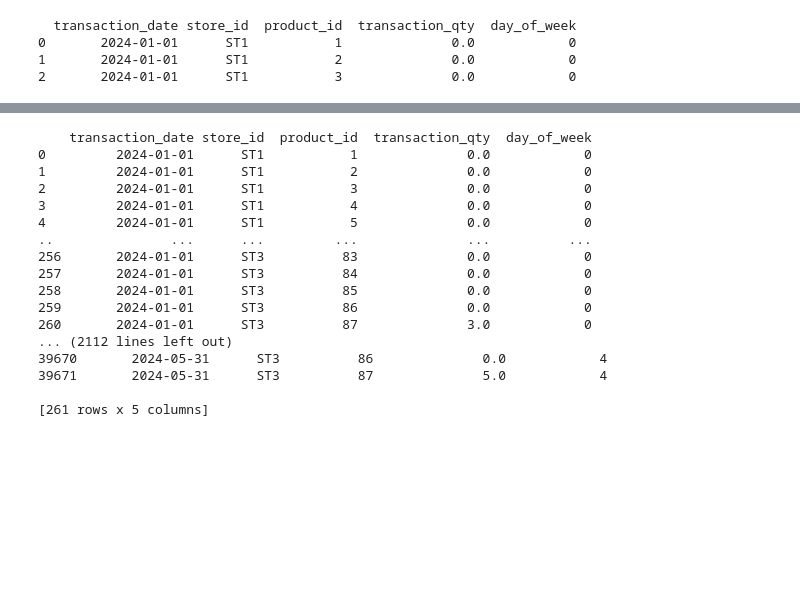
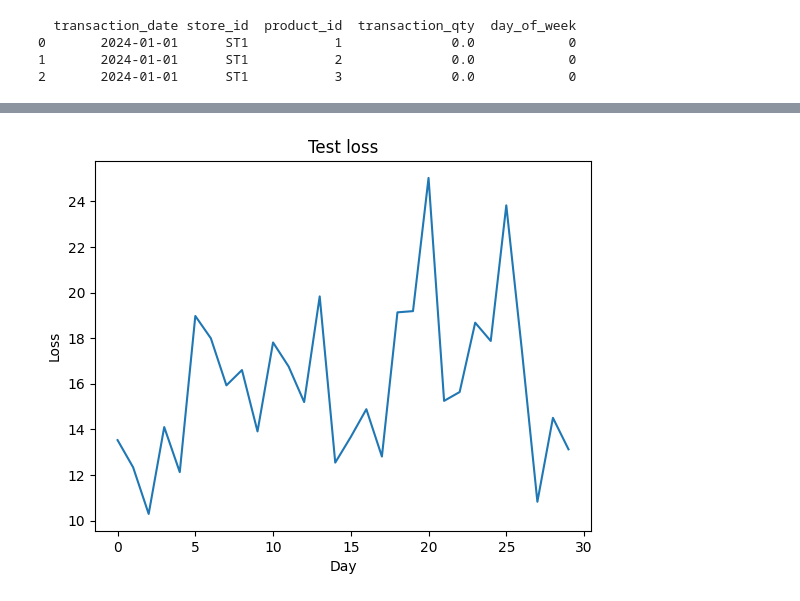
Before and after one commit to Savith-02/predicta-practice-competition, a Jupyter notebook: data-pre-processor.ipynb, the cells around one changed output, grey strips where cells are left out. Saved outputs shown, nothing was run; the diff lists cells and outputs as text; code cells hidden in the pictures; blank space fills up the shorter version.

```diff
--- a/data-pre-processor.ipynb
+++ b/data-pre-processor.ipynb
@@ -95,9 +256,22 @@ unique_dates = quntity_sum_sorted_by_date_complete_df[[
+# %%
+# Calculate the MSE for each prediction
+test_losses = [mean_squared_error(y_true, y_pred)
+               for y_true, y_pred in zip(actuals, predictions)]
+
+# Plot the test losses
+plt.plot(test_losses)
+plt.title('Test loss')
+plt.ylabel('Loss')
+plt.xlabel('Day')
+plt.show()
+# %% [output]
+[figure, added]
 # %%
-for date in unique_dates:
-    records = quntity_sum_sorted_by_date_complete_df[(quntity_sum_sorted_by_date_complete_df['transaction_date'] == date[0])]
+# for date in unique_dates:
+#     records = quntity_sum_sorted_by_date_complete_df[(quntity_sum_sorted_by_date_complete_df['transaction_date'] == date[0])]
 
-    print(records)
-    records.to_csv('record_1.csv', index=False)
+#     print(records)
+#     records.to_csv('record_1.csv', index=False)
     # insert data to model here
     # break
 
@@ -116,21 +290,3 @@ for date in unique_dates:
 
 
     # You can now convert 'records' into a suitable format and feed it into your RNN
-# %% [output]
-    transaction_date store_id  product_id  transaction_qty  day_of_week
-0         2024-01-01      ST1           1              0.0            0
-1         2024-01-01      ST1           2              0.0            0
-2         2024-01-01      ST1           3              0.0            0
-3         2024-01-01      ST1           4              0.0            0
-4         2024-01-01      ST1           5              0.0            0
-..               ...      ...         ...              ...          ...
-256       2024-01-01      ST3          83              0.0            0
-257       2024-01-01      ST3          84              0.0            0
-258       2024-01-01      ST3          85              0.0            0
-259       2024-01-01      ST3          86              0.0            0
-260       2024-01-01      ST3          87              3.0            0
-... (2112 lines left out)
-39670       2024-05-31      ST3          86              0.0            4
-39671       2024-05-31      ST3          87              5.0            4
-
-[261 rows x 5 columns]
```
Also changed, not shown: parts of 8 cells of this notebook.
